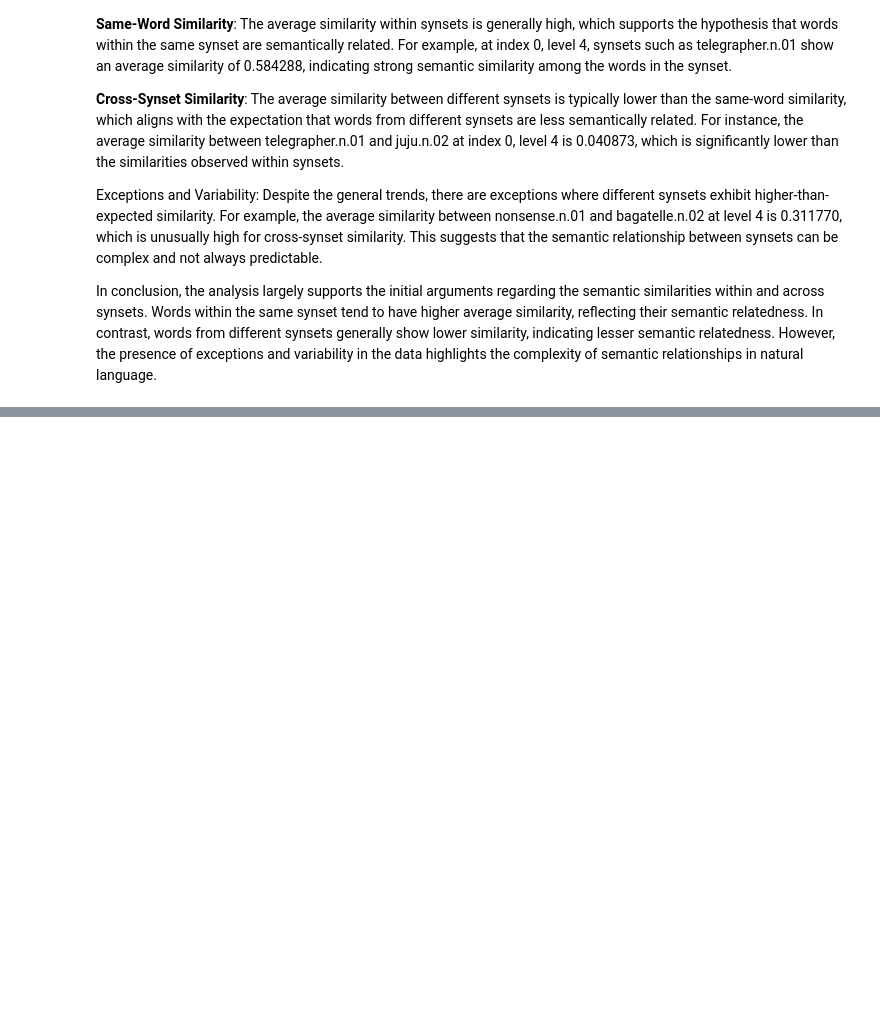
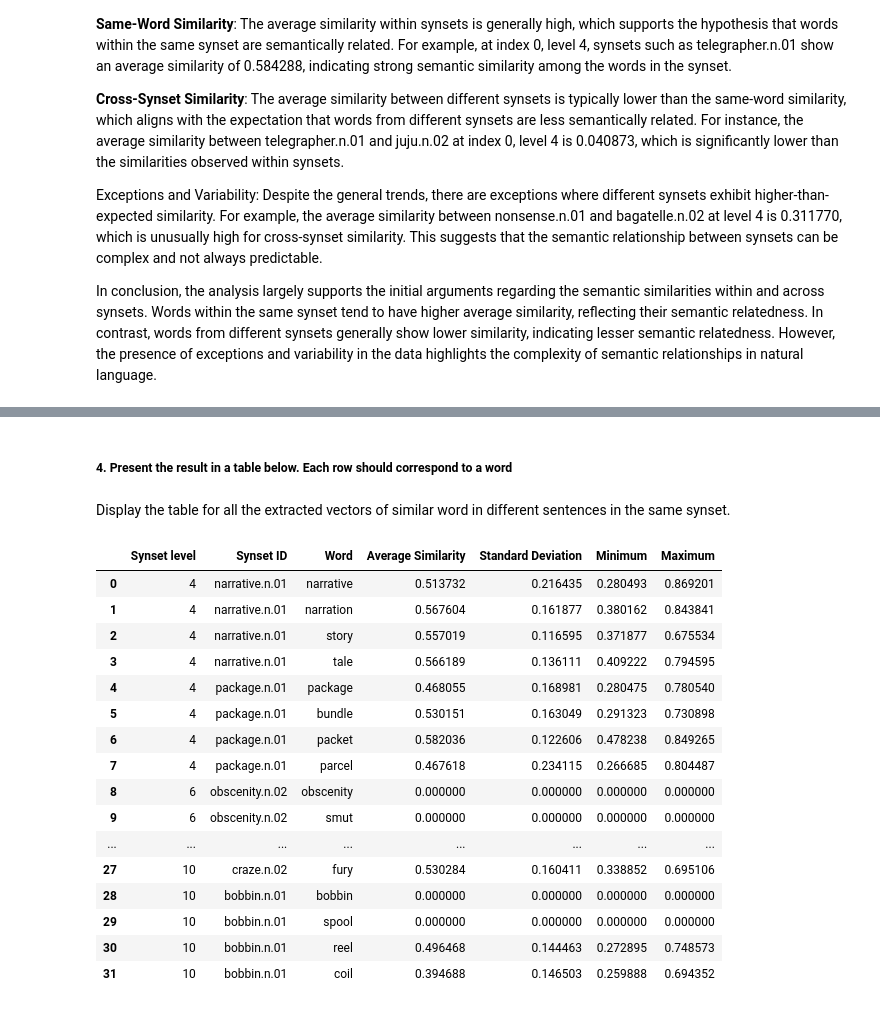
Before and after one commit to SMU-MSCSAI/Intro2NLP, a Jupyter notebook: program2.ipynb, the cells around one changed output, grey strips where cells are left out. Drawn from its saved outputs; the diff is of its cells as text; code cells hidden in the pictures; blank space fills up the shorter version.

```diff
--- a/program2.ipynb
+++ b/program2.ipynb
@@ -719,0 +995,22 @@ In conclusion, the analysis largely supports the initial arguments regarding the
+# %%
+synset_stats = {}
+
+for synset, words in vectors.items():
+    synset_stats[synset] = {}
+    for word, vecs in words.items():
+        if vecs:  # Check if there are any vectors for this word
+            avg_similarity, std_dev_similarity, min_similarity, max_similarity = calculate_cosine_similarity(vecs)
+            synset_stats[synset][word] = {
+                'Average similarity': avg_similarity,
+                'Standard deviation': std_dev_similarity,
+                'Minimum similarity': min_similarity,
+                'Maximum similarity': max_similarity
+            }
+
+# Print the stats for each synset and word
+for synset, words_stats in synset_stats.items():
+    print(f"\nSynset: {synset}")
+    for word, stats in words_stats.items():
+        print(f"  Word: {word}")
+        for stat_name, stat_value in stats.items():
+            print(f"    {stat_name}: {stat_value}")
@@ -719,0 +1035,4 @@ In conclusion, the analysis largely supports the initial arguments regarding the
+# %% [markdown]
+##### 4. Present the result in a table below. Each row should correspond to a word
+# %% [markdown]
+Display the table for all the extracted vectors of similar word in different sentences in the same synset.
@@ -719,0 +1068,39 @@ In conclusion, the analysis largely supports the initial arguments regarding the
+# %%
+# # Example usage
+# synset_stats = {
+#     "narrative.n.01": {
+#         "narrative": {
+#             'Average similarity': 0.5137,
+#             'Standard deviation': 0.2164,
+#             'Minimum similarity': 0.2805,
+#             'Maximum similarity': 0.8692
+#         },
+#         "narration": {
+#             'Average similarity': 0.5676,
+#             'Standard deviation': 0.1619,
+#             'Minimum similarity': 0.3802,
+#             'Maximum similarity': 0.8438
+#         }
+#     }
+# }
+
+df = display_synset_statistics(synset_stats)
+df
+# %% [output]
+|  | Synset level | Synset ID | Word | Average Similarity | Standard Deviation | Minimum | Maximum |
+| 0 | 4 | narrative.n.01 | narrative | 0.513732 | 0.216435 | 0.280493 | 0.869201 |
+| 1 | 4 | narrative.n.01 | narration | 0.567604 | 0.161877 | 0.380162 | 0.843841 |
+| 2 | 4 | narrative.n.01 | story | 0.557019 | 0.116595 | 0.371877 | 0.675534 |
+| 3 | 4 | narrative.n.01 | tale | 0.566189 | 0.136111 | 0.409222 | 0.794595 |
+| 4 | 4 | package.n.01 | package | 0.468055 | 0.168981 | 0.280475 | 0.780540 |
+| 5 | 4 | package.n.01 | bundle | 0.530151 | 0.163049 | 0.291323 | 0.730898 |
+| 6 | 4 | package.n.01 | packet | 0.582036 | 0.122606 | 0.478238 | 0.849265 |
+| 7 | 4 | package.n.01 | parcel | 0.467618 | 0.234115 | 0.266685 | 0.804487 |
+| 8 | 6 | obscenity.n.02 | obscenity | 0.000000 | 0.000000 | 0.000000 | 0.000000 |
+| 9 | 6 | obscenity.n.02 | smut | 0.000000 | 0.000000 | 0.000000 | 0.000000 |
+| ... | ... | ... | ... | ... | ... | ... | ... |
+| 27 | 10 | craze.n.02 | fury | 0.530284 | 0.160411 | 0.338852 | 0.695106 |
+| 28 | 10 | bobbin.n.01 | bobbin | 0.000000 | 0.000000 | 0.000000 | 0.000000 |
+| 29 | 10 | bobbin.n.01 | spool | 0.000000 | 0.000000 | 0.000000 | 0.000000 |
+| 30 | 10 | bobbin.n.01 | reel | 0.496468 | 0.144463 | 0.272895 | 0.748573 |
+| 31 | 10 | bobbin.n.01 | coil | 0.394688 | 0.146503 | 0.259888 | 0.694352 |
```
Also changed, not shown: parts of 50 cells of this notebook, 3 other files.
